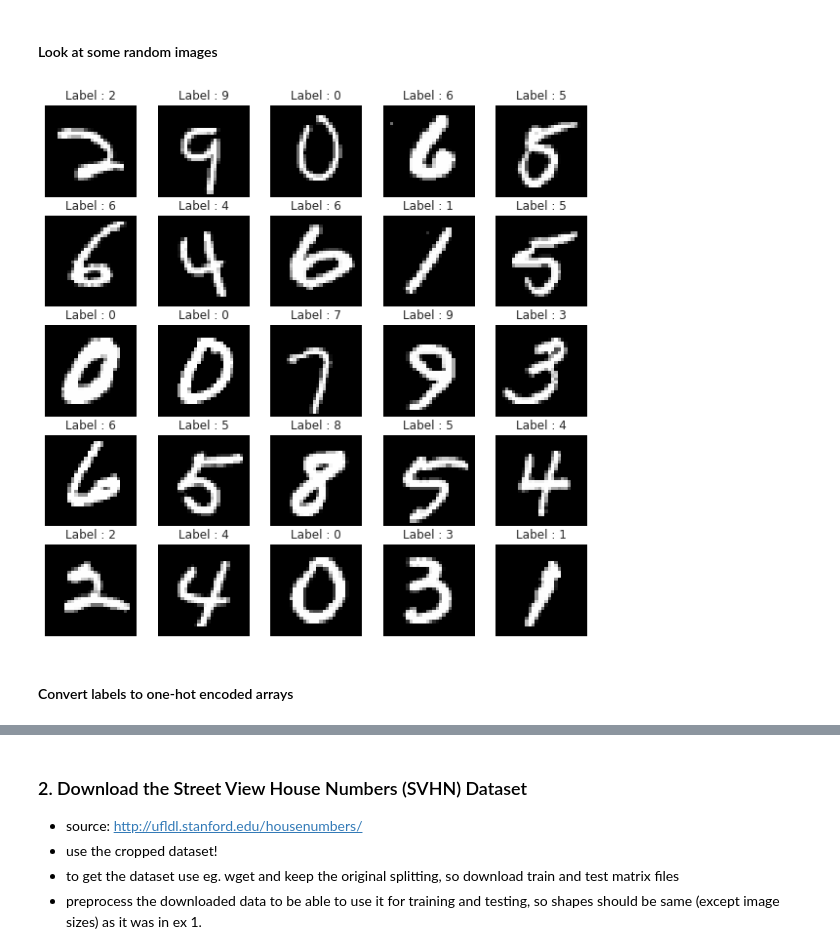
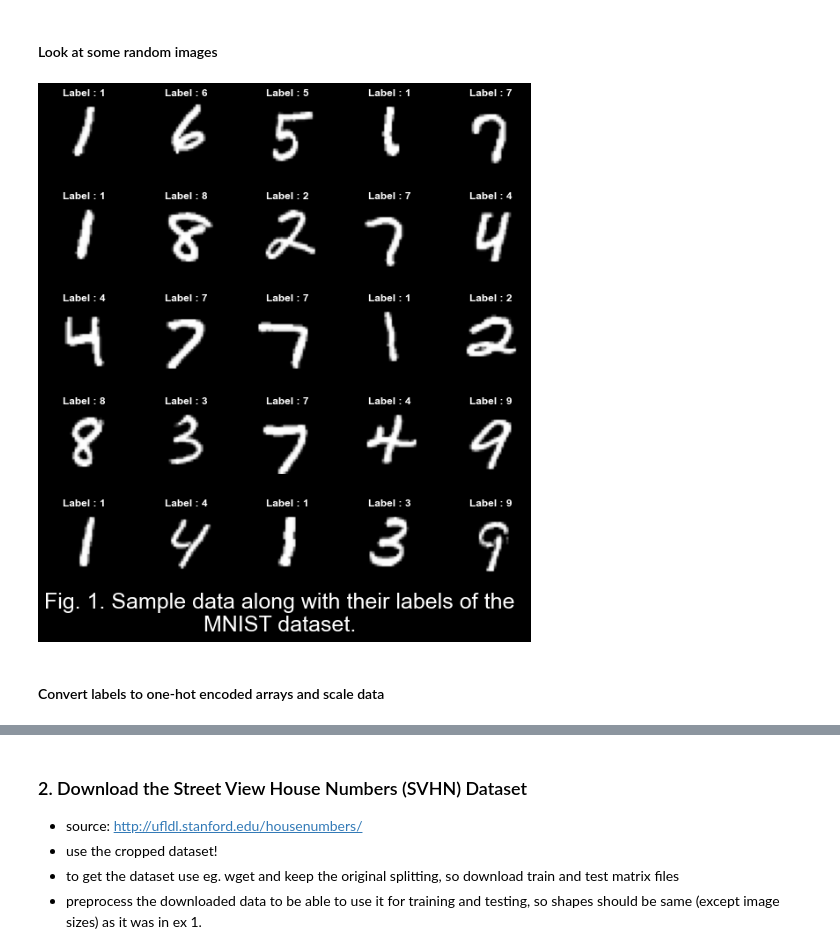
Before and after one commit to masterdesky/ELTE-data-mining-2020, a Jupyter notebook: Homeworks/Week 10/10_cnn_hw.ipynb, the cells around one changed output, grey strips where cells are left out. Cells and saved outputs as stored; diff of their text form; code cells hidden in the pictures.

```diff
--- a/Homeworks/Week 10/10_cnn_hw.ipynb
+++ b/Homeworks/Week 10/10_cnn_hw.ipynb
@@ -189,20 +185,27 @@ y_test shape : (10000,)
 # %%
 nrows = 5
 ncols = 5
-fig, axes = plt.subplots(nrows, ncols, figsize=(ncols*2, nrows*2))
+fig, axes = plt.subplots(nrows, ncols, figsize=(ncols*2, nrows*2),
+                         facecolor='black', subplot_kw={'facecolor' : 'black'})
+fig.subplots_adjust(hspace=0.5)
 
 rand_idx = np.random.randint(0, len(X_train), size=nrows*ncols)
 images = X_train[rand_idx]
 labels = y_train[rand_idx]
 
 for i, ax in enumerate(axes.reshape(-1)):
     ax.imshow(images[i], cmap='Greys_r')
-    ax.set_title('Label : {0}'.format(labels[i]))
+    ax.set_title('Label : {0}'.format(labels[i]), fontweight='bold',
+                 color='white', pad=0)
     ax.axis('off')
     ax.grid(False)
 
+plt.suptitle('Fig. 1. Sample data along with their labels of the\n' +
+             'MNIST dataset.', color='white',
+             fontsize=axistitlesize+5, y=0.1)
+
 plt.show()
 # %% [output]
-[figure, old version]
+[figure, new version]
 # %% [markdown]
-#### Convert labels to one-hot encoded arrays
+#### Convert labels to one-hot encoded arrays and scale data
```
Also changed, not shown: parts of 47 cells of this notebook, 6 other files.
